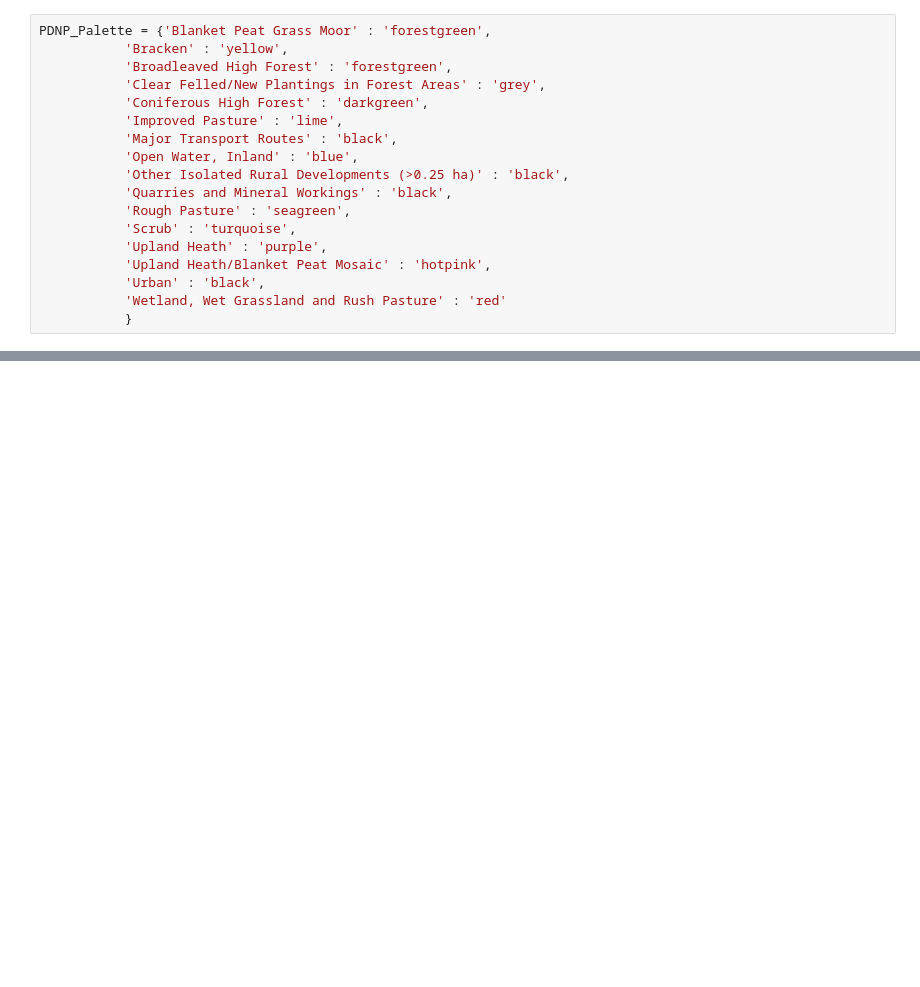
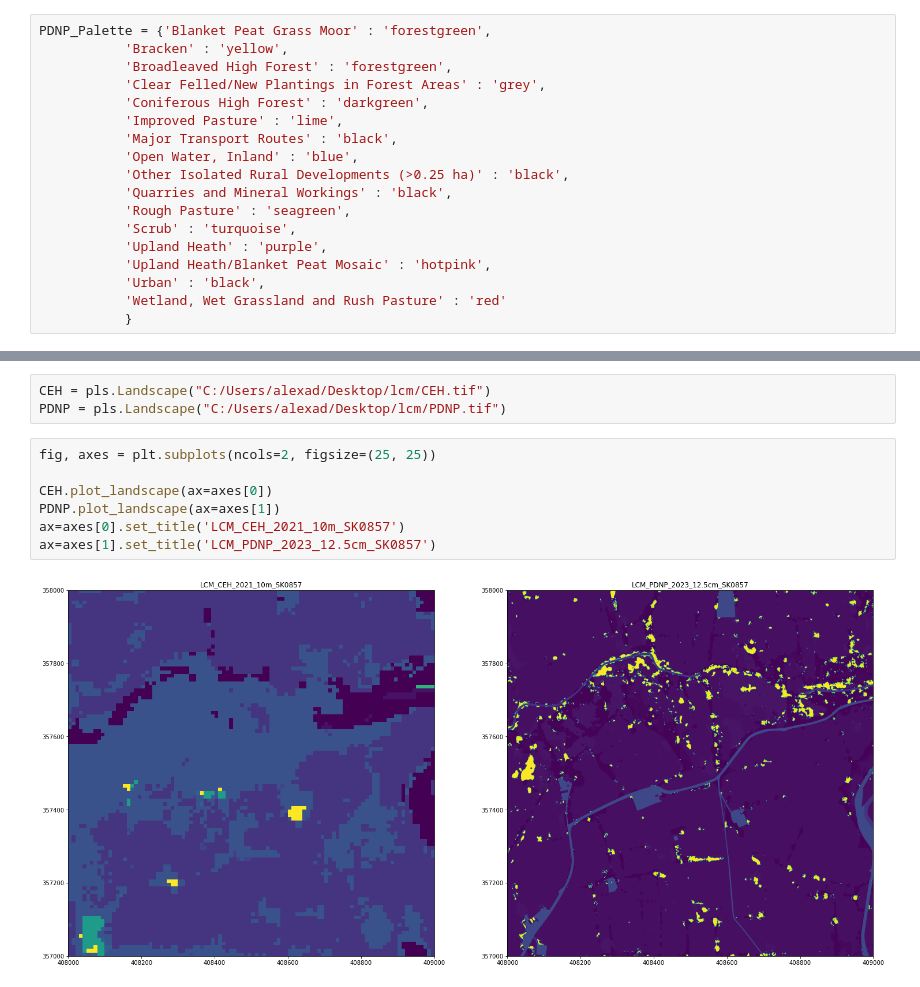
Before and after one commit to pdnpa/cnn-land-cover, a Jupyter notebook: notebooks/LCM fragmentation test.ipynb, the cells around one changed output, grey strips where cells are left out. Saved outputs shown, nothing was run; the diff lists cells and outputs as text; blank space fills up the shorter version.

```diff
--- a/notebooks/LCM fragmentation test.ipynb
+++ b/notebooks/LCM fragmentation test.ipynb
@@ -136,0 +168,12 @@ AttributeError: 'GeoDataFrame' object has no attribute 'compute_patch_metrics_df
+# %%
+CEH = pls.Landscape("C:/Users/alexad/Desktop/lcm/CEH.tif")
+PDNP = pls.Landscape("C:/Users/alexad/Desktop/lcm/PDNP.tif")
+# %%
+fig, axes = plt.subplots(ncols=2, figsize=(25, 25))
+
+CEH.plot_landscape(ax=axes[0])
+PDNP.plot_landscape(ax=axes[1])
+ax=axes[0].set_title('LCM_CEH_2021_10m_SK0857')
+ax=axes[1].set_title('LCM_PDNP_2023_12.5cm_SK0857')
+# %% [output]
+[figure, added]
```
Also changed, not shown: parts of 16 cells of this notebook.
